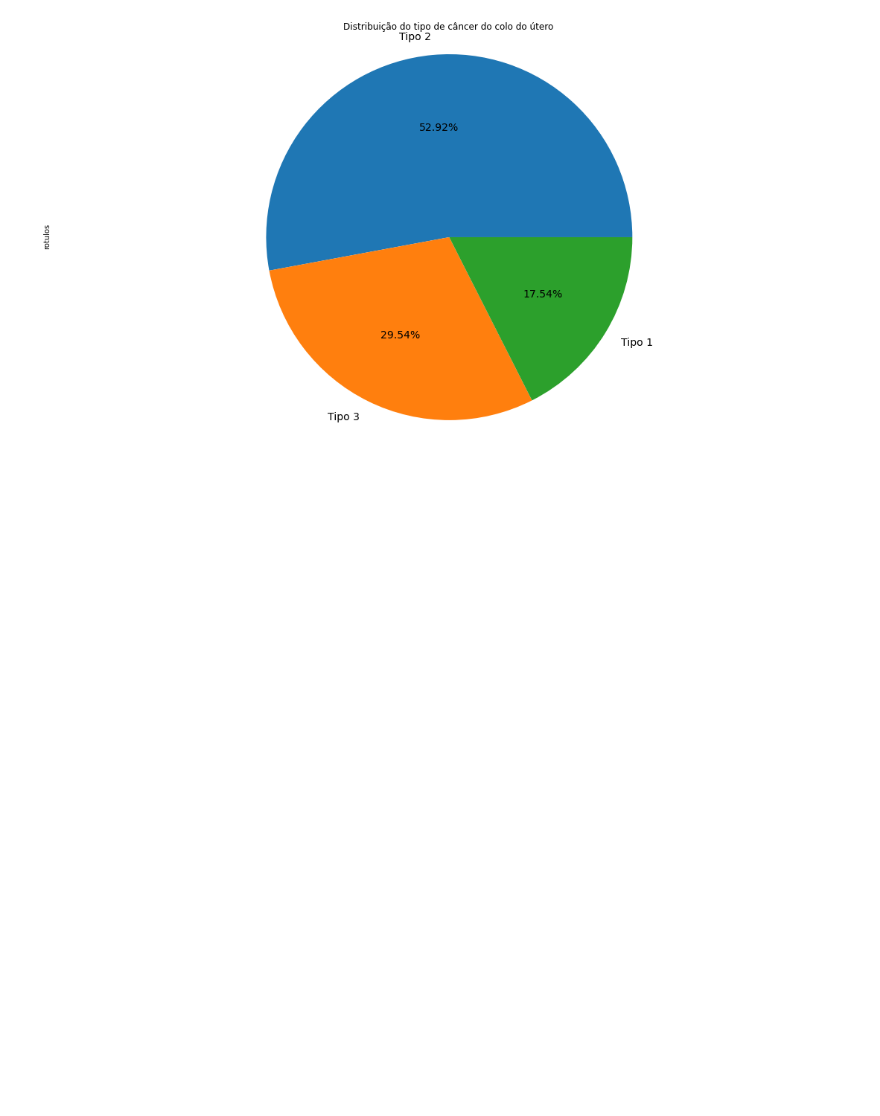
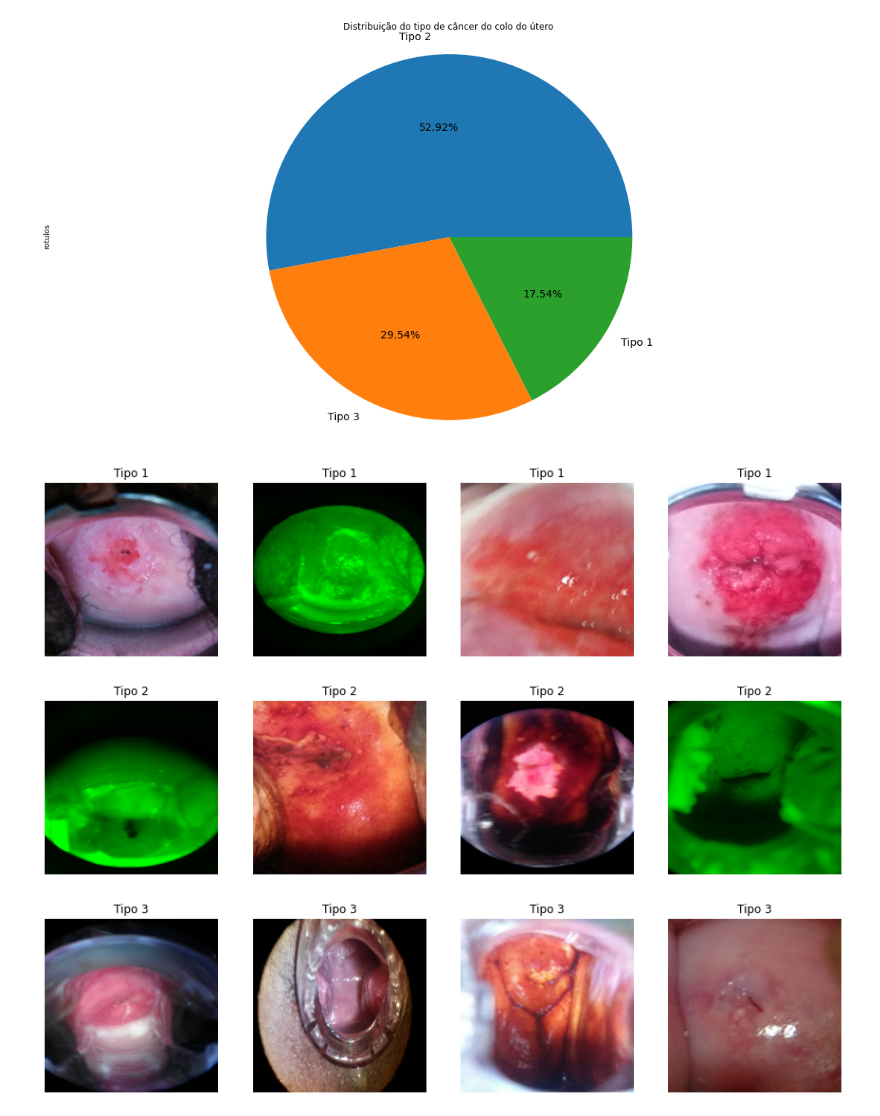
Before and after one commit to EdivaldoSantos/cancer_colo_utero, a Jupyter notebook: Script.ipynb, the cells around one changed output. Drawn from its saved outputs; the diff is of its cells as text; code cells hidden in the pictures; blank space fills up the shorter version.

```diff
--- a/Script.ipynb
+++ b/Script.ipynb
@@ -139,3 +139,27 @@ plt.axis('equal')
 plt.show()
 # %% [output]
 [figure]
+# %%
+pie_plot = go.Pie(labels= tipo_count.index.to_list(), values= tipo_count.values.flatten(),
+                 hole= 0.2, text= tipo_count.index.to_list(), textposition='auto')
+fig = go.Figure([pie_plot])
+fig.update_layout(title_text='Distribuição do tipo de câncer do colo do útero', font_size=15)
+fig.show()
+# %%
+# display sample images of types
+for rotulo in ('Tipo 1', 'Tipo 2', 'Tipo 3'):
+    filepaths = cance_df[cance_df['rotulos']==rotulo]['caminho'].values[:4]
+    fig = plt.figure(figsize= (19, 10))
+    for i, path in enumerate(filepaths):
+        img = cv2.imread(path)
+        img = cv2.cvtColor(img, cv2.COLOR_RGB2BGR)
+        img = cv2.resize(img, (250, 250))
+        fig.add_subplot(1, 5, i+1)
+        plt.imshow(img)
+        plt.subplots_adjust(hspace=0.5)
+        plt.axis(False)
+        plt.title(rotulo)
+# %% [output]
+[figure, added]
+[figure, added]
+[figure, added]
```
